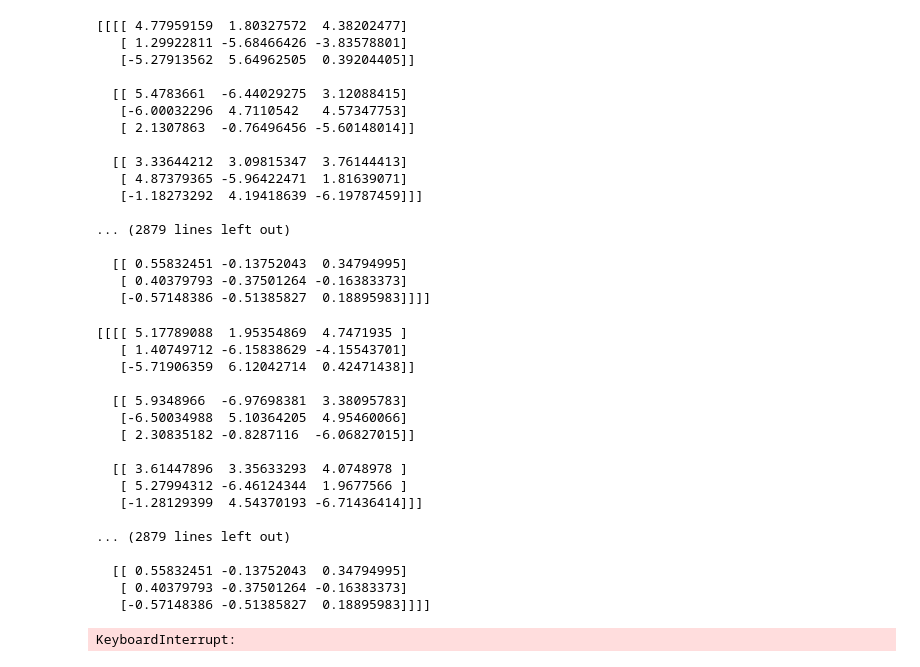
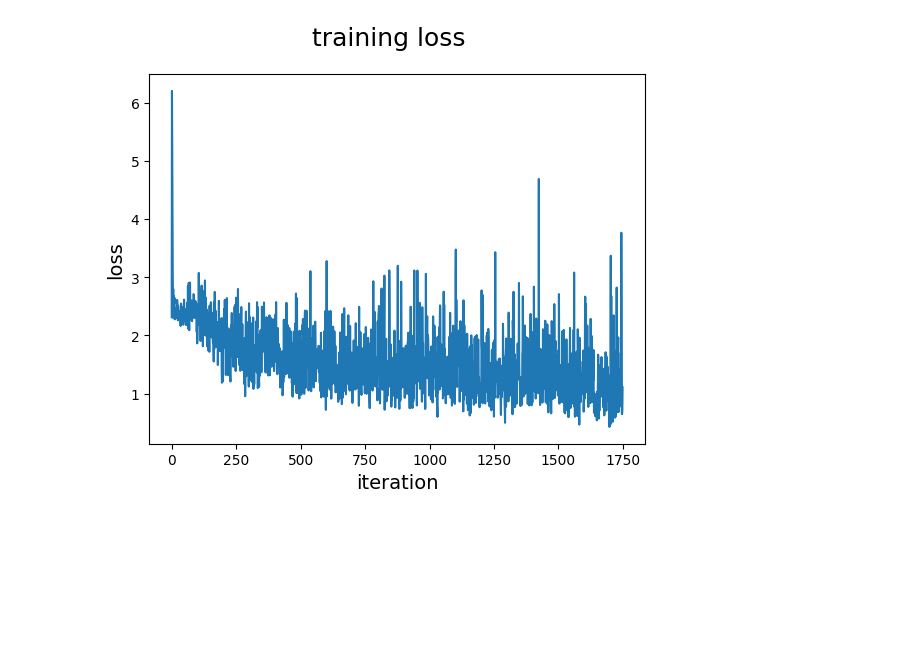
Before and after one commit to borisshapa/inception-v3-numpy, a Jupyter notebook: train_numpy.ipynb, the cells around one changed output. Cells and saved outputs as stored; diff of their text form; code cells hidden in the pictures; blank space fills up the shorter version.

Commit message:
fix backward in inception v3; change lr; + plots

```diff
--- a/train_numpy.ipynb
+++ b/train_numpy.ipynb
@@ -13,11 +14,11 @@ from ada_smooth import ada_smooth_optimizer
 from sklearn.metrics import accuracy_score, f1_score, precision_score, recall_score
 import numpy.typing as npt
 # %%
-x_train, y_train, x_test, y_test = cars.load_dataset(image_size=(75, 75))
+x_train, y_train, x_test, y_test = mnist.load_dataset()
 # %%
 epochs = 1
 batch_size = 8
-num_classes = 196
+num_classes = 10
 # %%
 def one_hot(labels: npt.NDArray, num_classes: int = num_classes):
     result = np.zeros((labels.size, num_classes))
@@ -28,18 +29,19 @@ def one_hot(labels: npt.NDArray, num_classes: int = num_classes):
 y_test_labels = y_test
 y_train = one_hot(y_train)
 y_test = one_hot(y_test)
+# %%
+model = InceptionV3(num_classes, in_channels=1)
+model.train()
 # %%
-model = InceptionV3(num_classes=num_classes)
-model.train()
-
 criterion = CrossEntropy()
 
 optimizer_config = {
-    "learning_rate": 1e-3,
+    "learning_rate": 1e-2,
     "epsilon": 1e-6,
     "fast_decay": 0.5,
     "slow_decay": 0.99,
 }
+# optimizer_config = {'learning_rate' : 1e-2, 'beta1': 0.8, 'beta2': 0.8, 'epsilon': 1e-8}
 optimizer_state = {}
 
 loss_history = []
@@ -54,13 +56,13 @@ for epoch in range(1, epochs + 1):
         model.zero_grad_parameters()
 
         predictions, _ = model.forward(x_batch)
-
         loss = criterion.forward(predictions, y_batch)
 
         dp = criterion.backward(predictions, y_batch)
         model.backward(x_batch, dp)
 
-        parameters = model.get_parameters()[0]
+        display.clear_output(wait=True)
+
         ada_smooth_optimizer(
             model.get_parameters(),
             model.get_grad_parameters(),
@@ -70,13 +72,11 @@ for epoch in range(1, epochs + 1):
 
         loss_history.append(loss)
 
-        # display.clear_output(wait=True)
-        #
-        # f = plt.figure()
-        # plt.plot(loss_history)
-        # f.suptitle('training loss', fontsize=18)
-        # plt.xlabel('iteration', fontsize=14)
-        # plt.ylabel('loss', fontsize=14)
-        # plt.show()
-        # f.savefig('loss.jpg')
+        f = plt.figure()
+        plt.plot(loss_history)
+        f.suptitle('training loss', fontsize=18)
+        plt.xlabel('iteration', fontsize=14)
+        plt.ylabel('loss', fontsize=14)
+        plt.show()
+        f.savefig('loss.jpg')
 # %% [output]
@@ -270,35 +83 @@ for epoch in range(1, epochs + 1):
-[[[[ 4.77959159  1.80327572  4.38202477]
-   [ 1.29922811 -5.68466426 -3.83578801]
-   [-5.27913562  5.64962505  0.39204405]]
-
-  [[ 5.4783661  -6.44029275  3.12088415]
-   [-6.00032296  4.7110542   4.57347753]
-   [ 2.1307863  -0.76496456 -5.60148014]]
-
-  [[ 3.33644212  3.09815347  3.76144413]
-   [ 4.87379365 -5.96422471  1.81639071]
-   [-1.18273292  4.19418639 -6.19787459]]]
-
-... (2879 lines left out)
-
-  [[ 0.55832451 -0.13752043  0.34794995]
-   [ 0.40379793 -0.37501264 -0.16383373]
-   [-0.57148386 -0.51385827  0.18895983]]]]
-[[[[ 5.17789088  1.95354869  4.7471935 ]
-   [ 1.40749712 -6.15838629 -4.15543701]
-   [-5.71906359  6.12042714  0.42471438]]
-
-  [[ 5.9348966  -6.97698381  3.38095783]
-   [-6.50034988  5.10364205  4.95460066]
-   [ 2.30835182 -0.8287116  -6.06827015]]
-
-  [[ 3.61447896  3.35633293  4.0748978 ]
-   [ 5.27994312 -6.46124344  1.9677566 ]
-   [-1.28129399  4.54370193 -6.71436414]]]
-
-... (2879 lines left out)
-
-  [[ 0.55832451 -0.13752043  0.34794995]
-   [ 0.40379793 -0.37501264 -0.16383373]
-   [-0.57148386 -0.51385827  0.18895983]]]]
-KeyboardInterrupt:
+[figure, added]
```
Also changed, not shown: parts of 3 cells of this notebook, 31 other files.
